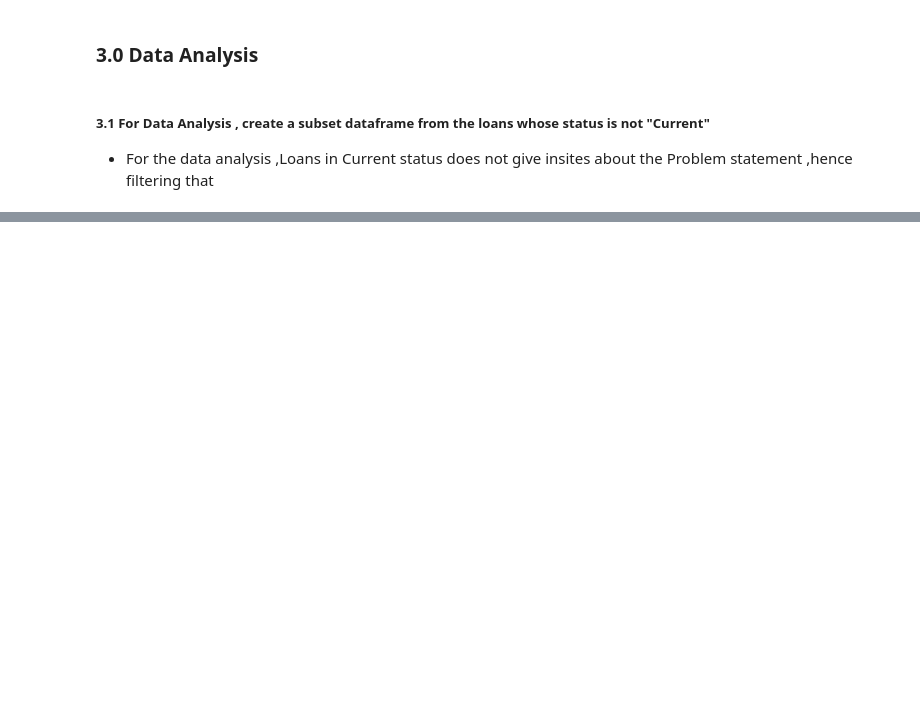
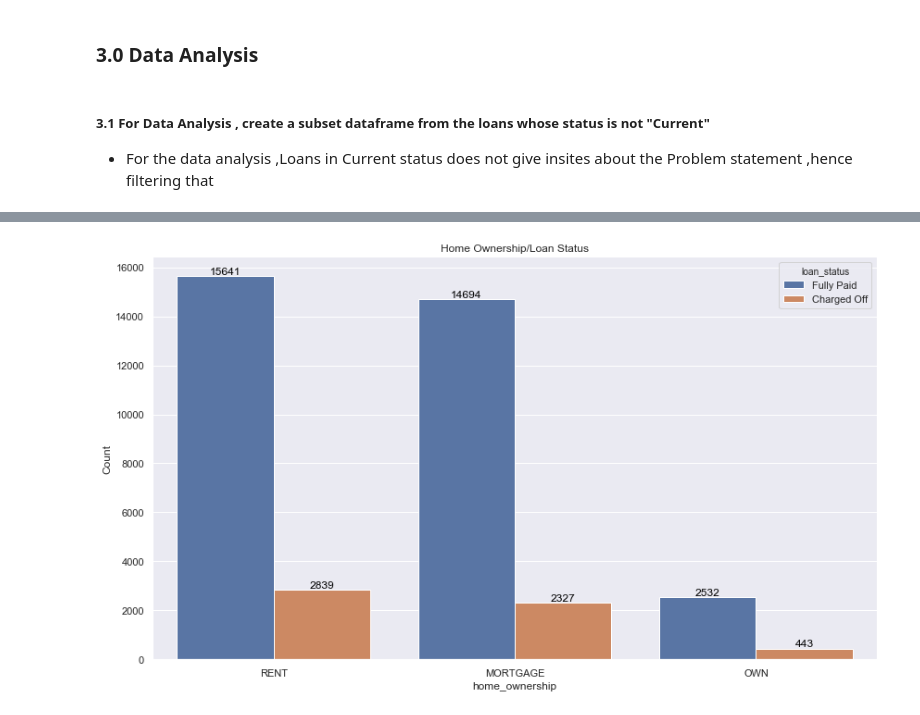
Before and after one commit to gauravsoni1112/Data-Science-Project, a Jupyter notebook: Gramener-Case-Study/Gramener-Case-Study.ipynb, the cells around one changed output, grey strips where cells are left out. Saved outputs shown, nothing was run; the diff lists cells and outputs as text; code cells hidden in the pictures; blank space fills up the shorter version.

```diff
--- a/Gramener-Case-Study/Gramener-Case-Study.ipynb
+++ b/Gramener-Case-Study/Gramener-Case-Study.ipynb
@@ -355,0 +548,4 @@ draw_countplot('sub_grade','Count of Sub Grade','Sub Grade Distribution',loan_no
+# %%
+draw_univariate_plot(column_name='home_ownership',title='Home Ownership/Loan Status',df=loan_not_current_df,type_of_variable="Categorical",hue="loan_status")
+# %% [output]
+[figure, added]
```
Also changed, not shown: parts of 58 cells of this notebook, 2 other files.
